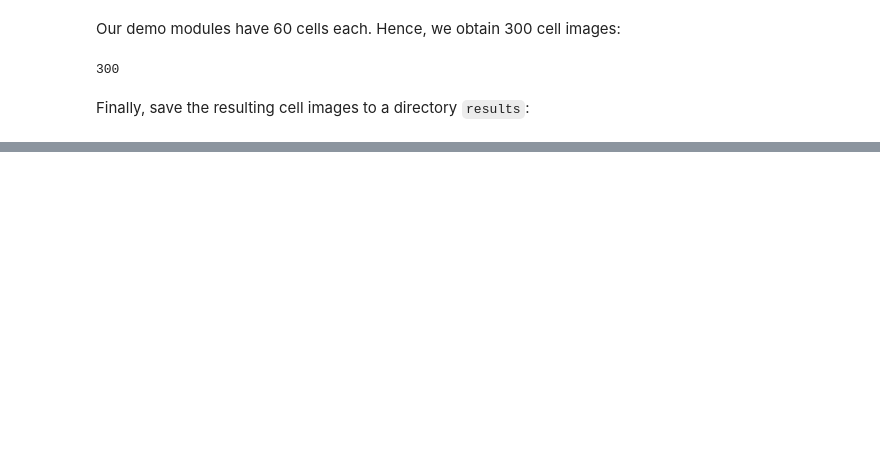
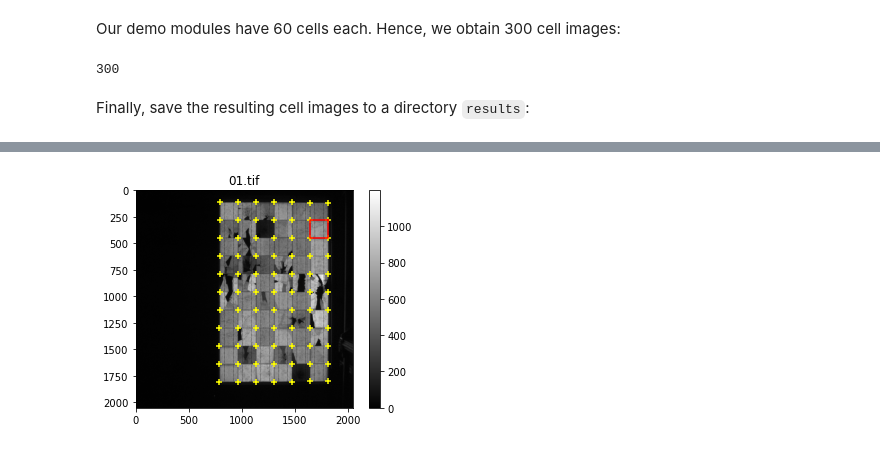
Before and after one commit to ma0ho/pvinspect, a Jupyter notebook: examples/20191015_module-detection-segmentation.ipynb, the cells around one changed output, grey strips where cells are left out. Cells and saved outputs as stored; diff of their text form; code cells hidden in the pictures; blank space fills up the shorter version.

Commit message:
Store reference to original for CellImage + fix bugs

```diff
--- a/examples/20191015_module-detection-segmentation.ipynb
+++ b/examples/20191015_module-detection-segmentation.ipynb
@@ -47,0 +52,4 @@ data.io.save_images('results', cells)
+# %%
+cells[1].get_meta("segment_module_original").show()
+# %% [output]
+[figure, added]
```
Also changed, not shown: parts of 4 cells of this notebook, 5 other files.
